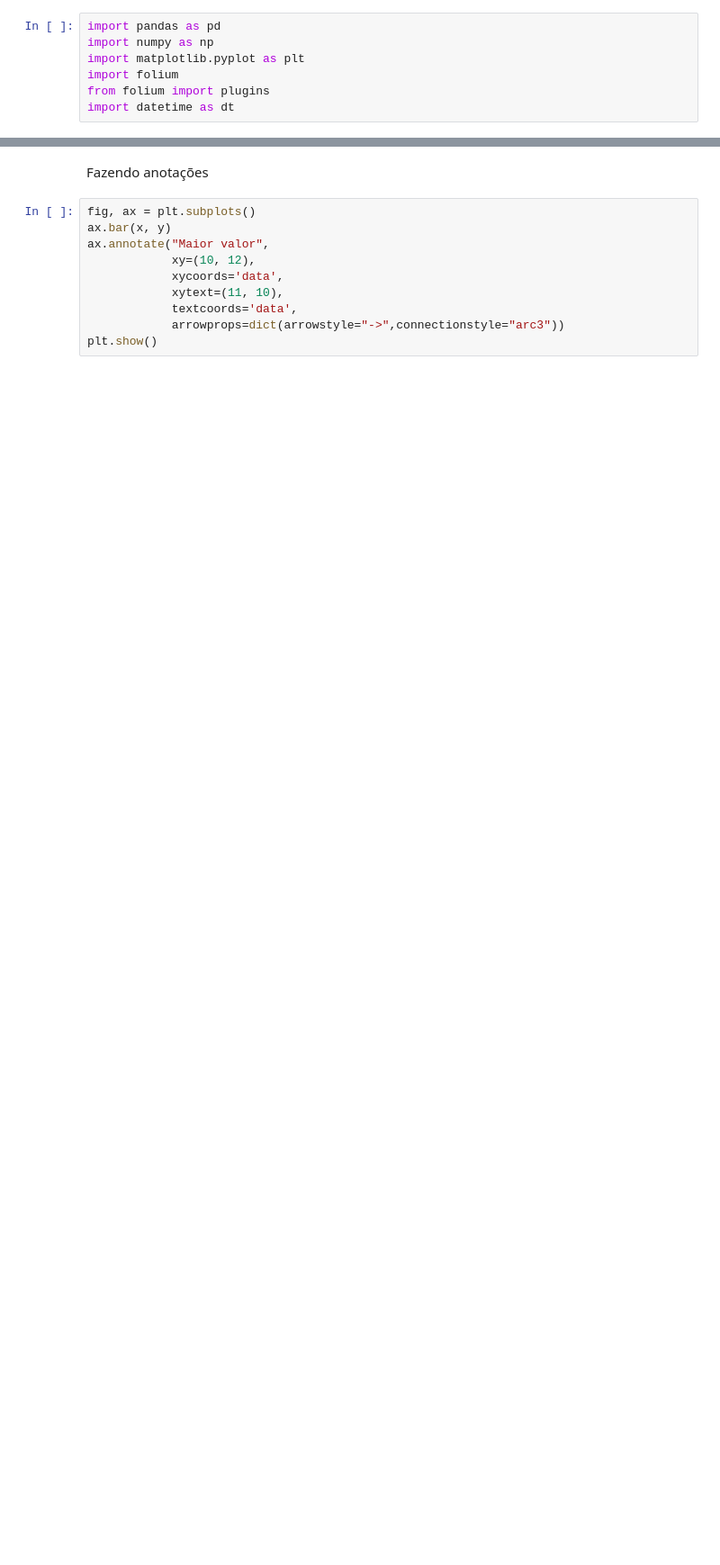
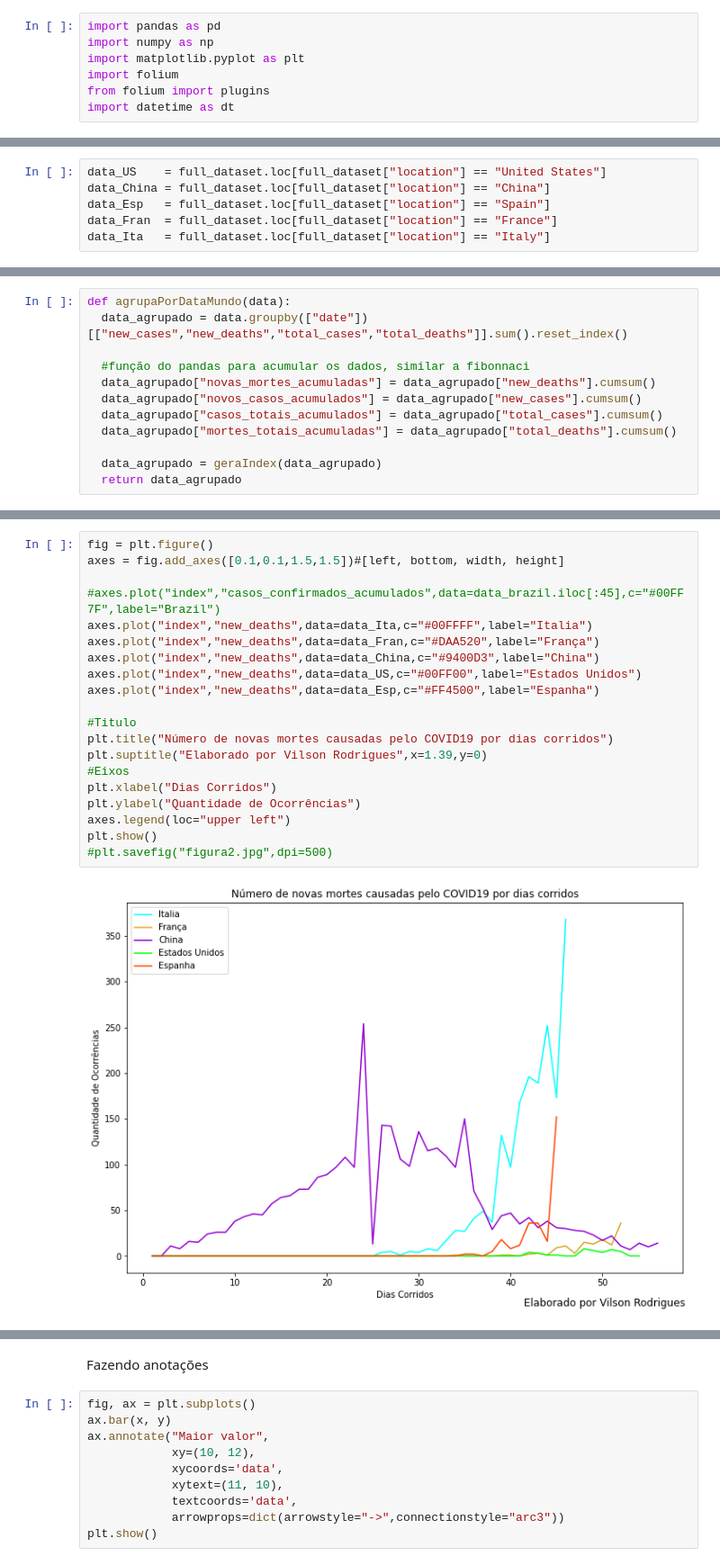
Before and after one commit to vilsonrodrigues/COVID19, a Jupyter notebook: COVID19.ipynb, the cells around one changed output, grey strips where cells are left out. Shown: that part at 90% size. Drawn from its saved outputs; the diff is of its cells as text; blank space fills up the shorter version.

```diff
--- a/COVID19.ipynb
+++ b/COVID19.ipynb
@@ -130,0 +89,6 @@ plt.savefig("figura2.jpg",dpi=1000)
+# %%
+data_US    = full_dataset.loc[full_dataset["location"] == "United States"]
+data_China = full_dataset.loc[full_dataset["location"] == "China"]
+data_Esp   = full_dataset.loc[full_dataset["location"] == "Spain"]
+data_Fran  = full_dataset.loc[full_dataset["location"] == "France"]
+data_Ita   = full_dataset.loc[full_dataset["location"] == "Italy"]
@@ -130,0 +143,12 @@ plt.savefig("figura2.jpg",dpi=1000)
+# %%
+def agrupaPorDataMundo(data):
+  data_agrupado = data.groupby(["date"])[["new_cases","new_deaths","total_cases","total_deaths"]].sum().reset_index()
+
+  #função do pandas para acumular os dados, similar a fibonnaci
+  data_agrupado["novas_mortes_acumuladas"] = data_agrupado["new_deaths"].cumsum()
+  data_agrupado["novos_casos_acumulados"] = data_agrupado["new_cases"].cumsum()
+  data_agrupado["casos_totais_acumulados"] = data_agrupado["total_cases"].cumsum()
+  data_agrupado["mortes_totais_acumuladas"] = data_agrupado["total_deaths"].cumsum()
+
+  data_agrupado = geraIndex(data_agrupado)
+  return data_agrupado
@@ -130,0 +195,22 @@ plt.savefig("figura2.jpg",dpi=1000)
+# %%
+fig = plt.figure()
+axes = fig.add_axes([0.1,0.1,1.5,1.5])#[left, bottom, width, height]
+
+#axes.plot("index","casos_confirmados_acumulados",data=data_brazil.iloc[:45],c="#00FF7F",label="Brazil")
+axes.plot("index","new_deaths",data=data_Ita,c="#00FFFF",label="Italia")
+axes.plot("index","new_deaths",data=data_Fran,c="#DAA520",label="França")
+axes.plot("index","new_deaths",data=data_China,c="#9400D3",label="China")
+axes.plot("index","new_deaths",data=data_US,c="#00FF00",label="Estados Unidos")
+axes.plot("index","new_deaths",data=data_Esp,c="#FF4500",label="Espanha")
+
+#Titulo
+plt.title("Número de novas mortes causadas pelo COVID19 por dias corridos")
+plt.suptitle("Elaborado por Vilson Rodrigues",x=1.39,y=0)
+#Eixos
+plt.xlabel("Dias Corridos")
+plt.ylabel("Quantidade de Ocorrências")
+axes.legend(loc="upper left")
+plt.show()
+#plt.savefig("figura2.jpg",dpi=500)
+# %% [output]
+[figure, added]
```
Also changed, not shown: parts of 52 cells of this notebook.
